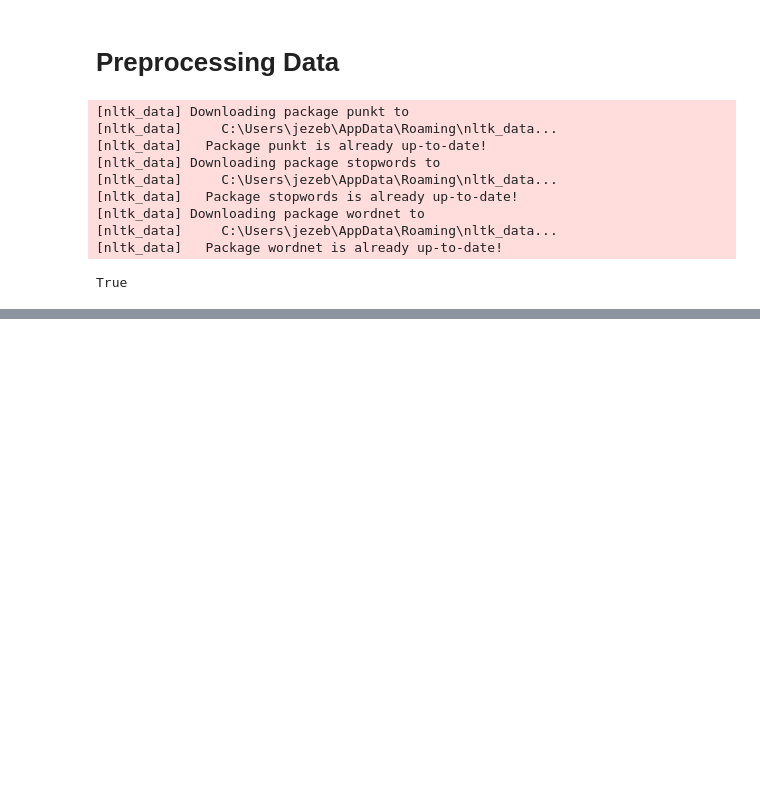
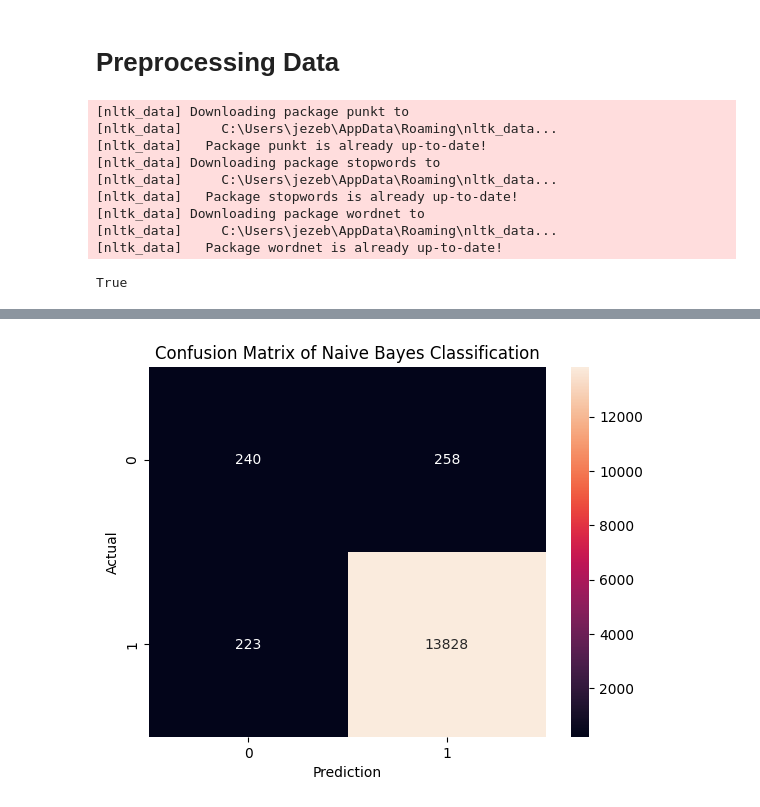
Before and after one commit to gregoryong16/CZ4034_IR, a Jupyter notebook: Classification/Classification.ipynb, the cells around one changed output, grey strips where cells are left out. Saved outputs shown, nothing was run; the diff lists cells and outputs as text; code cells hidden in the pictures; blank space fills up the shorter version.

```diff
--- a/Classification/Classification.ipynb
+++ b/Classification/Classification.ipynb
@@ -151,0 +219,13 @@ clean_df.head()
+# %%
+# Passing actual and predicted values
+cm = confusion_matrix(y_test, y_pred)
+
+# True write data values in each cell of the matrix
+sns.heatmap(cm, annot=True, fmt='d')
+
+plt.title("Confusion Matrix of Naive Bayes Classification")
+plt.xlabel('Prediction')
+plt.ylabel('Actual')
+plt.show()
+# %% [output]
+[figure, added]
```
Also changed, not shown: parts of 16 cells of this notebook, 2 other files.
